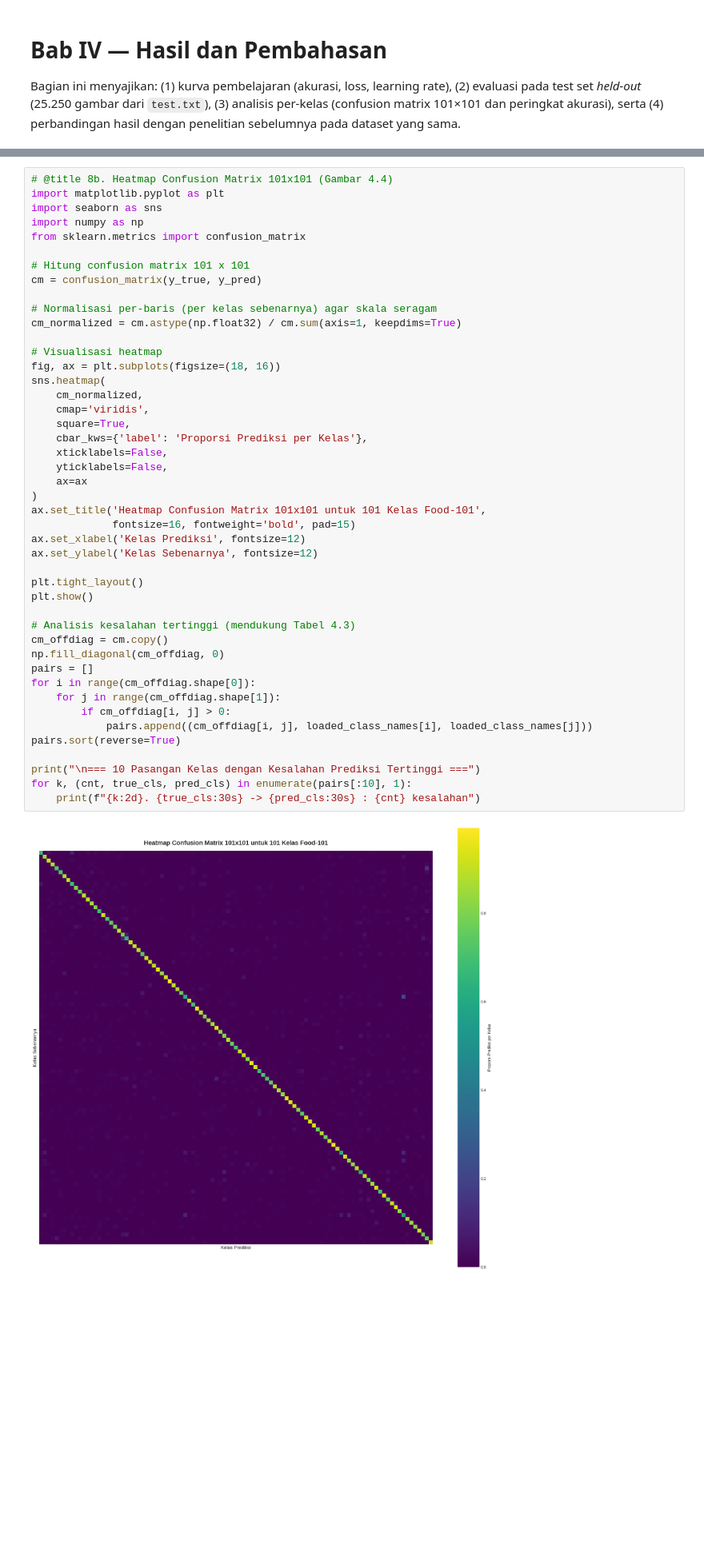
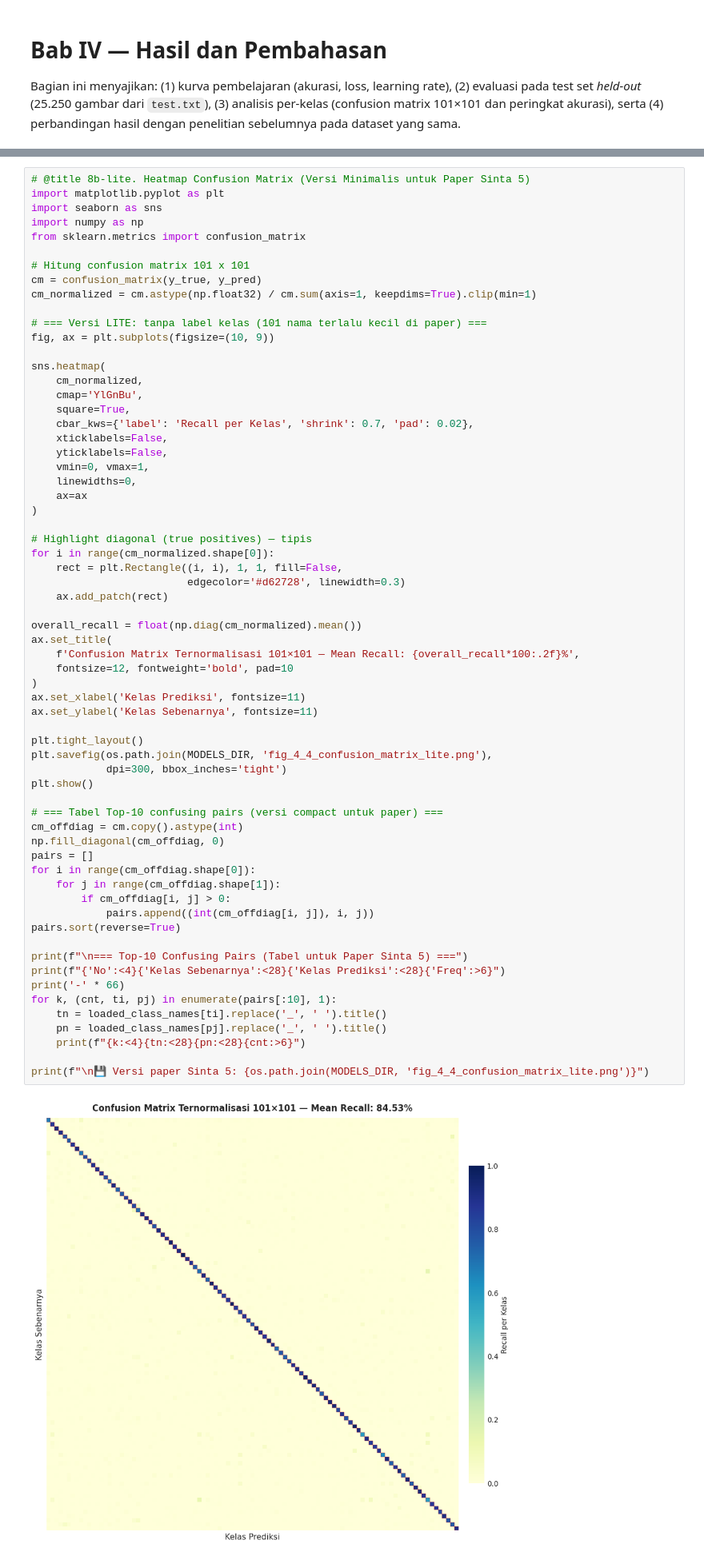
Before and after one commit to yurayle-yue/food-classification-efficientnetv2b0, a Jupyter notebook: Skripsi_Klasifikasi_Citra_Makanan_EfficientNetV2B0_Food101_50E.ipynb, the cells around one changed output, grey strips where cells are left out. Shown at 80% size. Drawn from its saved outputs; the diff is of its cells as text; blank space fills up the shorter version.

```diff
--- a/Skripsi_Klasifikasi_Citra_Makanan_EfficientNetV2B0_Food101_50E.ipynb
+++ b/Skripsi_Klasifikasi_Citra_Makanan_EfficientNetV2B0_Food101_50E.ipynb
@@ -805,47 +1103,66 @@ print(classification_report(
 # %%
-# @title 8b. Heatmap Confusion Matrix 101x101 (Gambar 4.4)
+# @title 8b-lite. Heatmap Confusion Matrix (Versi Minimalis untuk Paper Sinta 5)
 import matplotlib.pyplot as plt
 import seaborn as sns
 import numpy as np
 from sklearn.metrics import confusion_matrix
 
 # Hitung confusion matrix 101 x 101
 cm = confusion_matrix(y_true, y_pred)
+cm_normalized = cm.astype(np.float32) / cm.sum(axis=1, keepdims=True).clip(min=1)
 
-# Normalisasi per-baris (per kelas sebenarnya) agar skala seragam
-cm_normalized = cm.astype(np.float32) / cm.sum(axis=1, keepdims=True)
+# === Versi LITE: tanpa label kelas (101 nama terlalu kecil di paper) ===
+fig, ax = plt.subplots(figsize=(10, 9))
 
-# Visualisasi heatmap
-fig, ax = plt.subplots(figsize=(18, 16))
 sns.heatmap(
     cm_normalized,
-    cmap='viridis',
+    cmap='YlGnBu',
     square=True,
-    cbar_kws={'label': 'Proporsi Prediksi per Kelas'},
+    cbar_kws={'label': 'Recall per Kelas', 'shrink': 0.7, 'pad': 0.02},
     xticklabels=False,
     yticklabels=False,
+    vmin=0, vmax=1,
+    linewidths=0,
     ax=ax
 )
-ax.set_title('Heatmap Confusion Matrix 101x101 untuk 101 Kelas Food-101',
-             fontsize=16, fontweight='bold', pad=15)
-ax.set_xlabel('Kelas Prediksi', fontsize=12)
-ax.set_ylabel('Kelas Sebenarnya', fontsize=12)
+
+# Highlight diagonal (true positives) — tipis
+for i in range(cm_normalized.shape[0]):
+    rect = plt.Rectangle((i, i), 1, 1, fill=False,
+                         edgecolor='#d62728', linewidth=0.3)
+    ax.add_patch(rect)
+
+overall_recall = float(np.diag(cm_normalized).mean())
+ax.set_title(
+    f'Confusion Matrix Ternormalisasi 101×101 — Mean Recall: {overall_recall*100:.2f}%',
+    fontsize=12, fontweight='bold', pad=10
+)
+ax.set_xlabel('Kelas Prediksi', fontsize=11)
+ax.set_ylabel('Kelas Sebenarnya', fontsize=11)
 
 plt.tight_layout()
+plt.savefig(os.path.join(MODELS_DIR, 'fig_4_4_confusion_matrix_lite.png'),
+            dpi=300, bbox_inches='tight')
 plt.show()
 
-# Analisis kesalahan tertinggi (mendukung Tabel 4.3)
-cm_offdiag = cm.copy()
+# === Tabel Top-10 confusing pairs (versi compact untuk paper) ===
+cm_offdiag = cm.copy().astype(int)
 np.fill_diagonal(cm_offdiag, 0)
 pairs = []
 for i in range(cm_offdiag.shape[0]):
     for j in range(cm_offdiag.shape[1]):
         if cm_offdiag[i, j] > 0:
-            pairs.append((cm_offdiag[i, j], loaded_class_names[i], loaded_class_names[j]))
+            pairs.append((int(cm_offdiag[i, j]), i, j))
 pairs.sort(reverse=True)
 
-print("\n=== 10 Pasangan Kelas dengan Kesalahan Prediksi Tertinggi ===")
-for k, (cnt, true_cls, pred_cls) in enumerate(pairs[:10], 1):
-    print(f"{k:2d}. {true_cls:30s} -> {pred_cls:30s} : {cnt} kesalahan")
+print(f"\n=== Top-10 Confusing Pairs (Tabel untuk Paper Sinta 5) ===")
+print(f"{'No':<4}{'Kelas Sebenarnya':<28}{'Kelas Prediksi':<28}{'Freq':>6}")
+print('-' * 66)
+for k, (cnt, ti, pj) in enumerate(pairs[:10], 1):
+    tn = loaded_class_names[ti].replace('_', ' ').title()
+    pn = loaded_class_names[pj].replace('_', ' ').title()
+    print(f"{k:<4}{tn:<28}{pn:<28}{cnt:>6}")
+
+print(f"\n💾 Versi paper Sinta 5: {os.path.join(MODELS_DIR, 'fig_4_4_confusion_matrix_lite.png')}")
 # %% [output]
-[figure, old version]
+[figure, new version]
```
Also changed, not shown: parts of 31 cells of this notebook.
